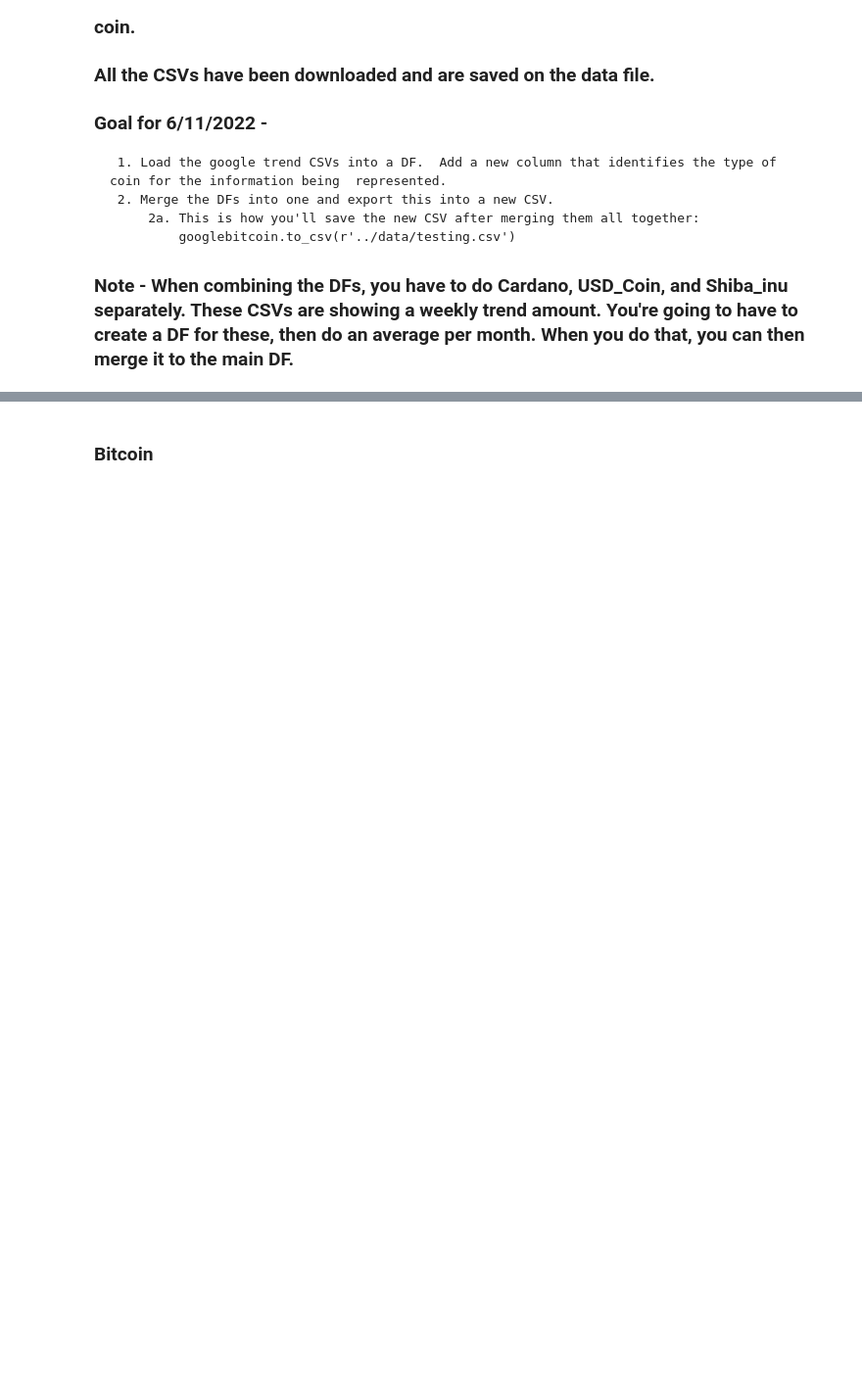
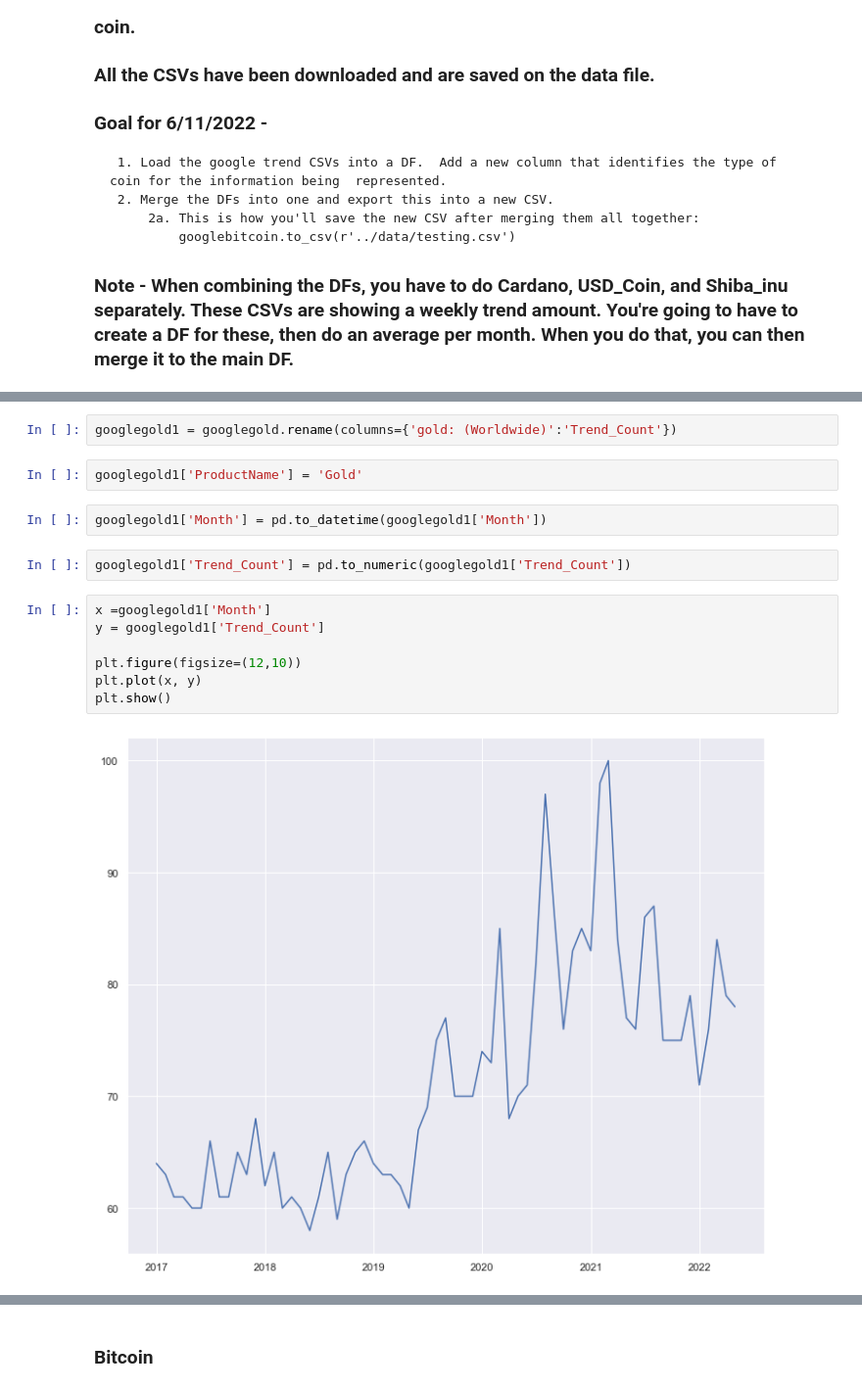
Before and after one commit to mrmoya413/Capstone_RudyMoya, a Jupyter notebook: Notebooks/Rudy_Moya_Capstone.ipynb, the cells around one changed output, grey strips where cells are left out. Shown at 98% size. Cells and saved outputs as stored; diff of their text form; blank space fills up the shorter version.

```diff
--- a/Notebooks/Rudy_Moya_Capstone.ipynb
+++ b/Notebooks/Rudy_Moya_Capstone.ipynb
@@ -19,0 +43,17 @@ import csv
+# %%
+googlegold1 = googlegold.rename(columns={'gold: (Worldwide)':'Trend_Count'})
+# %%
+googlegold1['ProductName'] = 'Gold'
+# %%
+googlegold1['Month'] = pd.to_datetime(googlegold1['Month'])
+# %%
+googlegold1['Trend_Count'] = pd.to_numeric(googlegold1['Trend_Count'])
+# %%
+x =googlegold1['Month']
+y = googlegold1['Trend_Count']
+
+plt.figure(figsize=(12,10))
+plt.plot(x, y)
+plt.show()
+# %% [output]
+[figure, added]
```
Also changed, not shown: parts of 25 cells of this notebook.
